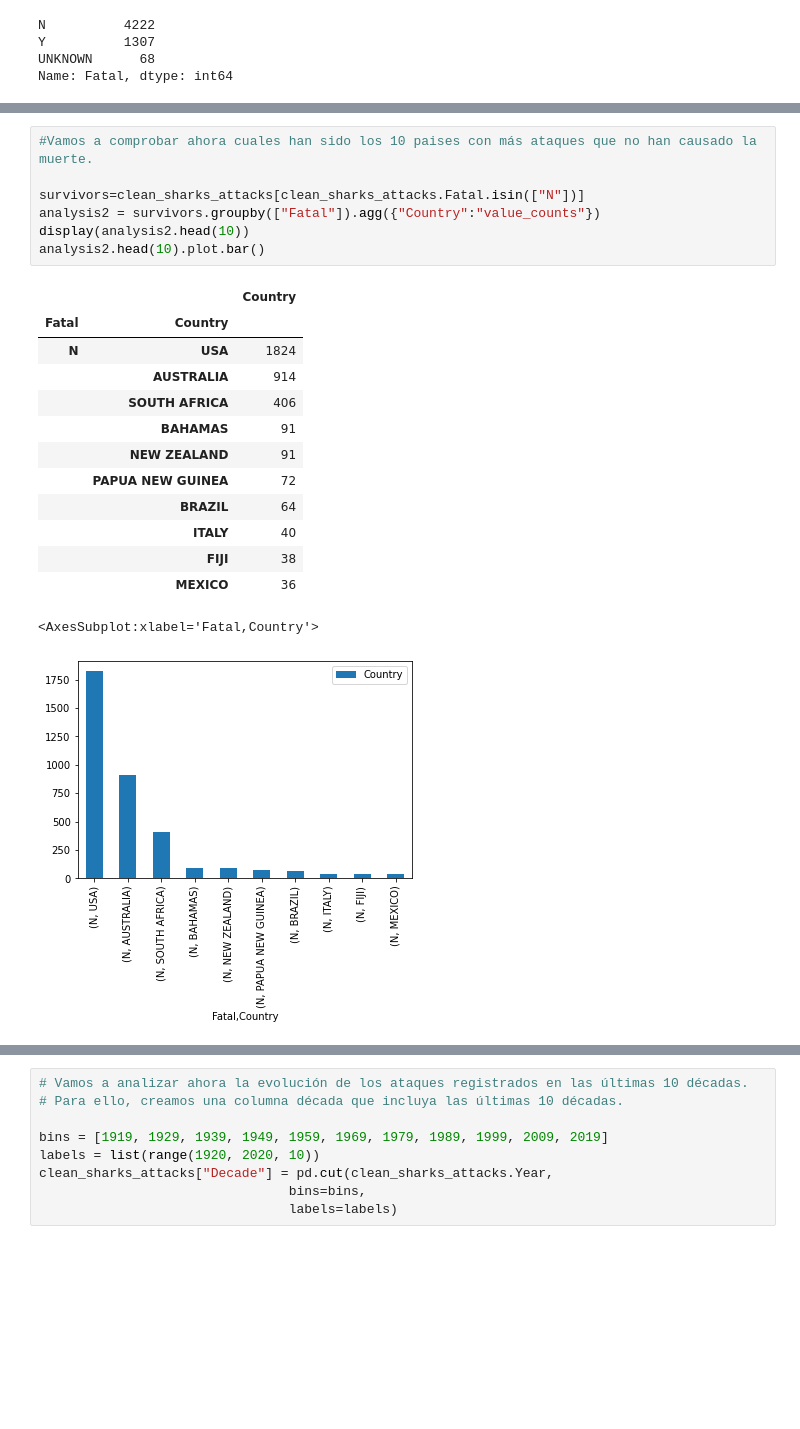
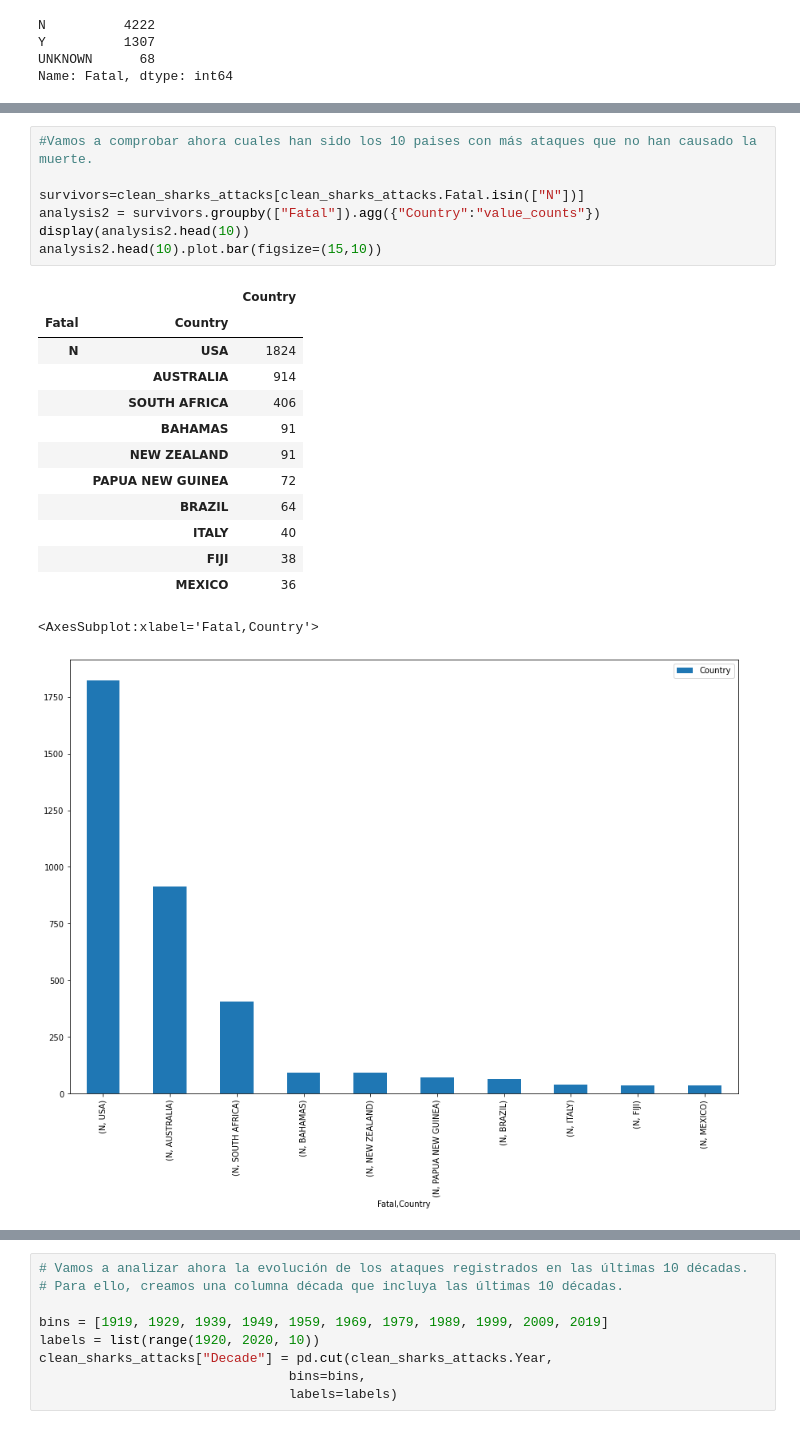
Before and after one commit to Jav1-Mart1nez/Shark-Project, a Jupyter notebook: Sharks!.ipynb, the cells around one changed output, grey strips where cells are left out. Drawn from its saved outputs; the diff is of its cells as text; blank space fills up the shorter version.

```diff
--- a/Sharks!.ipynb
+++ b/Sharks!.ipynb
@@ -403,25 +405,25 @@ analysis1.head(10).plot.bar()
 # %%
 #Vamos a comprobar ahora cuales han sido los 10 paises con más ataques que no han causado la muerte.
 
 survivors=clean_sharks_attacks[clean_sharks_attacks.Fatal.isin(["N"])]
 analysis2 = survivors.groupby(["Fatal"]).agg({"Country":"value_counts"})
 display(analysis2.head(10))
-analysis2.head(10).plot.bar()
+analysis2.head(10).plot.bar(figsize=(15,10))
 # %% [output]
 |  |  | Country |
 | Fatal | Country |  |
 | N | USA | 1824 |
 |  | AUSTRALIA | 914 |
 |  | SOUTH AFRICA | 406 |
 |  | BAHAMAS | 91 |
 |  | NEW ZEALAND | 91 |
 |  | PAPUA NEW GUINEA | 72 |
 |  | BRAZIL | 64 |
 |  | ITALY | 40 |
 |  | FIJI | 38 |
 |  | MEXICO | 36 |
 <AxesSubplot:xlabel='Fatal,Country'>
-[figure, old version]
+[figure, new version]
 # %%
 # Vemos ahora una comparativa con los 5 paises más atacados y por tipo de ataque.
 
```
Also changed, not shown: parts of 6 cells of this notebook, 11 other files.
